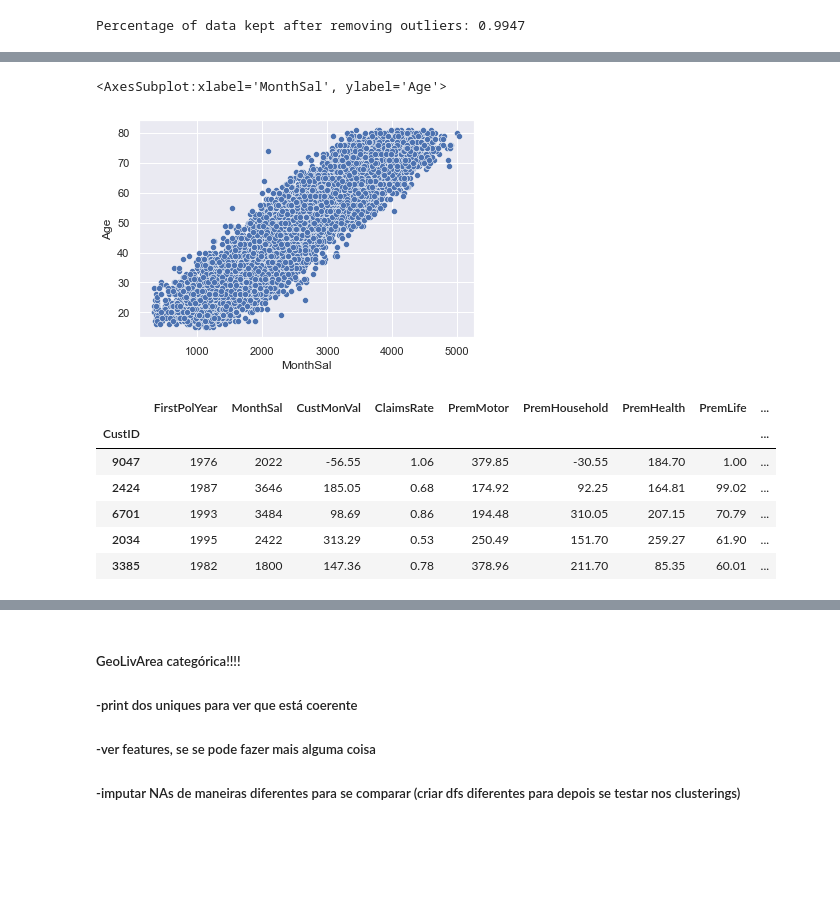
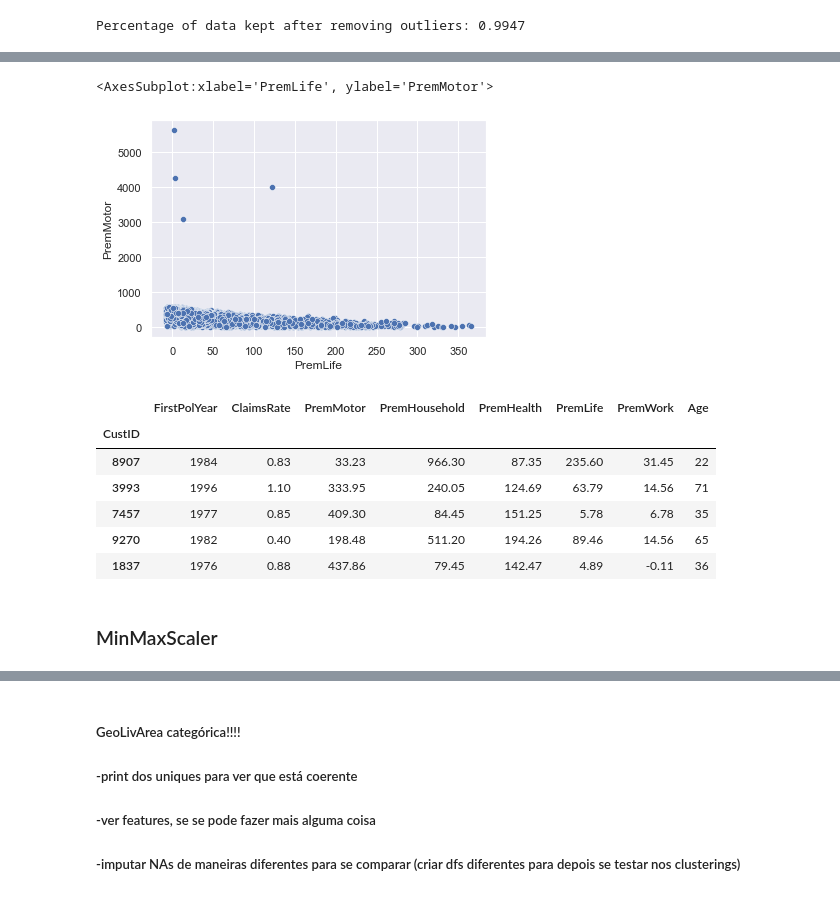
Before and after one commit to henrymmarques/DMProject, a Jupyter notebook: preprocess.ipynb, the cells around one changed output, grey strips where cells are left out. Drawn from its saved outputs; the diff is of its cells as text; code cells hidden in the pictures; blank space fills up the shorter version.

```diff
--- a/preprocess.ipynb
+++ b/preprocess.ipynb
@@ -395,3 +400,27 @@ df_3 = df_3[(df_3['filters1']==True) | (df_3['filters2']==True)]
 print('Percentage of data kept after removing outliers:', np.round(df_3.shape[0] / df.shape[0], 4))
 # %% [output]
 Percentage of data kept after removing outliers: 0.9947
+# %%
+##Removing more critical data points
+filters3 = (
+    (df['FirstPolYear']<=2016)
+    &
+    (df['MonthSal']<=30000)
+    &
+    (df['CustMonVal']>=-75000)
+    &
+    (df['ClaimsRate']<=100)
+    &
+    (df['PremMotor']<=6000)
+    &
+    (df['PremHousehold']<=5000)
+    &
+    (df['PremHealth']<=5000)
+    &
+    (df['PremLife']<=398)
+    &
+    (df['Age']<=85)
+)
+
+df_4 = df[filters3]
+print('Percentage of data kept after removing outliers:', np.round(df_4.shape[0] / df.shape[0], 4))
@@ -410,5 +447,5 @@ Data shape after outliers removal:
 # %%
-df=df_1.copy()
+df=df_4.copy()
 # %%
 box_plot_all_vars(df)
 # %% [output]
@@ -432,0 +470,5 @@ cor_heatmap(cor_pearson)
+# %%
+##Drop columns with very high correlations
+df.drop(columns=['MonthSal','CustMonVal'], inplace=True)
+metric_features.remove('MonthSal')
+metric_features.remove('CustMonVal')
@@ -433,16 +480,18 @@ cor_heatmap(cor_pearson)
 # %%
-sns.scatterplot(x='MonthSal', y='Age', data=df)
+sns.scatterplot(x='PremLife', y='PremMotor', data=df)
 # %% [output]
-<AxesSubplot:xlabel='MonthSal', ylabel='Age'>
+<AxesSubplot:xlabel='PremLife', ylabel='PremMotor'>
-[figure, old version]
+[figure, new version]
 # %%
 df[metric_features].sample(5)
 # %% [output]
-|  | FirstPolYear | MonthSal | CustMonVal | ClaimsRate | PremMotor | PremHousehold | PremHealth | PremLife | ... |
-| CustID |  |  |  |  |  |  |  |  | ... |
-| 9047 | 1976 | 2022 | -56.55 | 1.06 | 379.85 | -30.55 | 184.70 | 1.00 | ... |
-| 2424 | 1987 | 3646 | 185.05 | 0.68 | 174.92 | 92.25 | 164.81 | 99.02 | ... |
-| 6701 | 1993 | 3484 | 98.69 | 0.86 | 194.48 | 310.05 | 207.15 | 70.79 | ... |
-| 2034 | 1995 | 2422 | 313.29 | 0.53 | 250.49 | 151.70 | 259.27 | 61.90 | ... |
-| 3385 | 1982 | 1800 | 147.36 | 0.78 | 378.96 | 211.70 | 85.35 | 60.01 | ... |
+|  | FirstPolYear | ClaimsRate | PremMotor | PremHousehold | PremHealth | PremLife | PremWork | Age |
+| CustID |  |  |  |  |  |  |  |  |
+| 8907 | 1984 | 0.83 | 33.23 | 966.30 | 87.35 | 235.60 | 31.45 | 22 |
+| 3993 | 1996 | 1.10 | 333.95 | 240.05 | 124.69 | 63.79 | 14.56 | 71 |
+| 7457 | 1977 | 0.85 | 409.30 | 84.45 | 151.25 | 5.78 | 6.78 | 35 |
+| 9270 | 1982 | 0.40 | 198.48 | 511.20 | 194.26 | 89.46 | 14.56 | 65 |
+| 1837 | 1976 | 0.88 | 437.86 | 79.45 | 142.47 | 4.89 | -0.11 | 36 |
+# %% [markdown]
+### MinMaxScaler
 # %%
```
Also changed, not shown: parts of 40 cells of this notebook.
